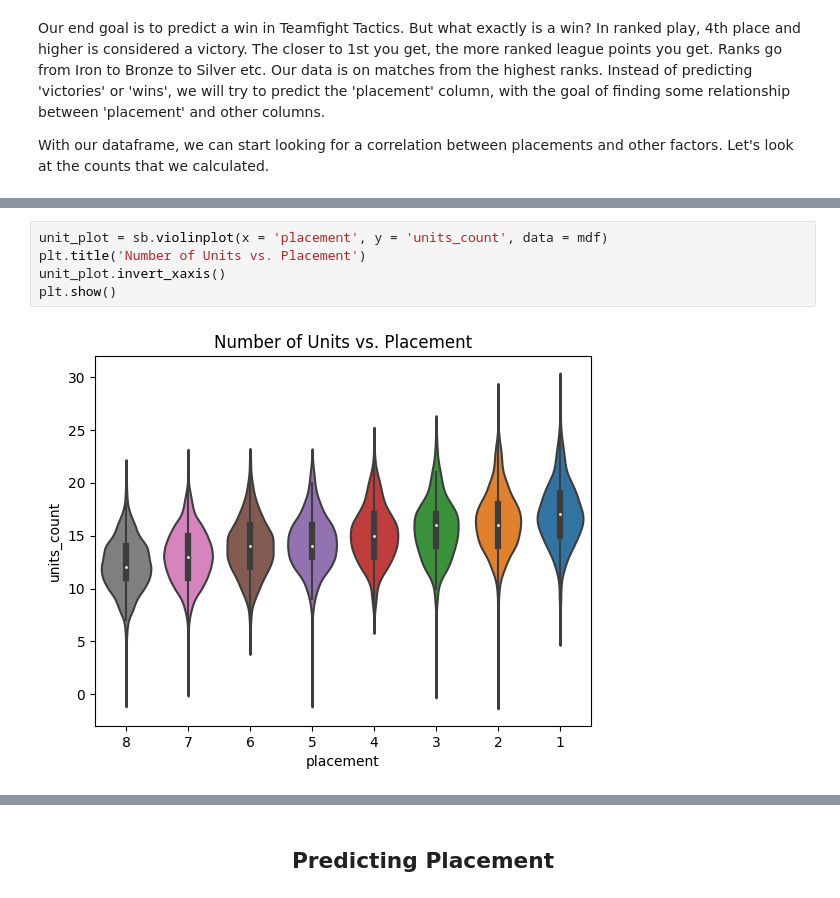
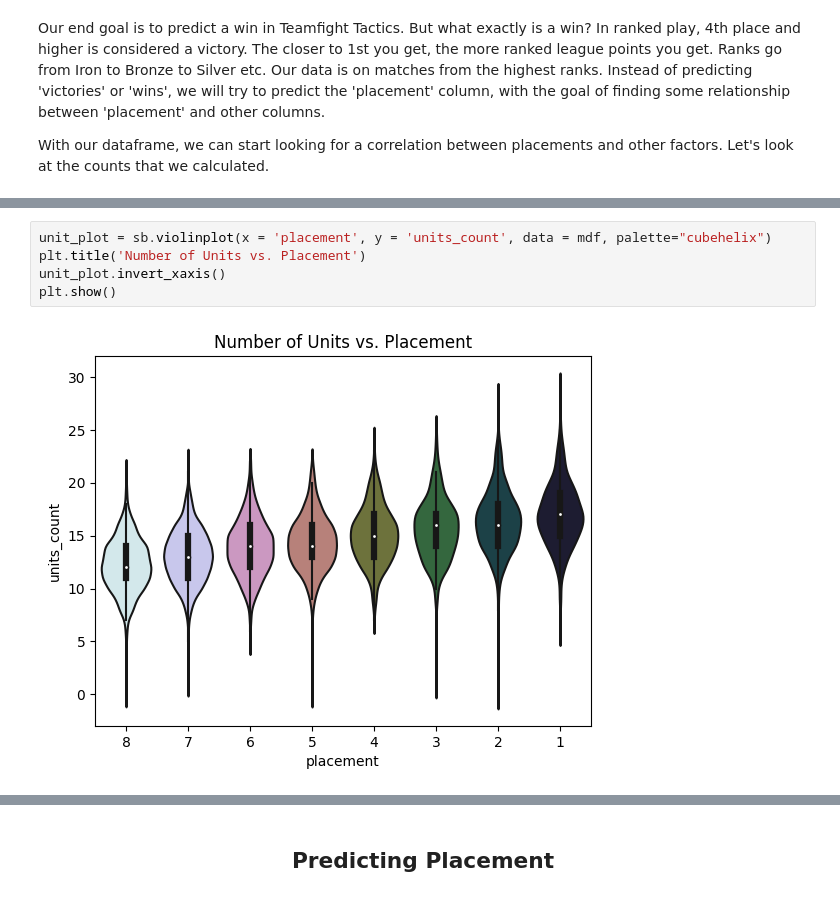
Before and after one commit to Skahan93/Skahan93.github.io, a Jupyter notebook: index.ipynb, the cells around one changed output, grey strips where cells are left out. Drawn from its saved outputs; the diff is of its cells as text.

```diff
--- a/index.ipynb
+++ b/index.ipynb
@@ -127,7 +140,7 @@ plt.show()
 # %%
-unit_plot = sb.violinplot(x = 'placement', y = 'units_count', data = mdf)
+unit_plot = sb.violinplot(x = 'placement', y = 'units_count', data = mdf, palette="cubehelix")
 plt.title('Number of Units vs. Placement')
 unit_plot.invert_xaxis()
 plt.show()
 # %% [output]
-[figure, old version]
+[figure, new version]
```
Also changed, not shown: parts of 13 cells of this notebook, 1 other file.
